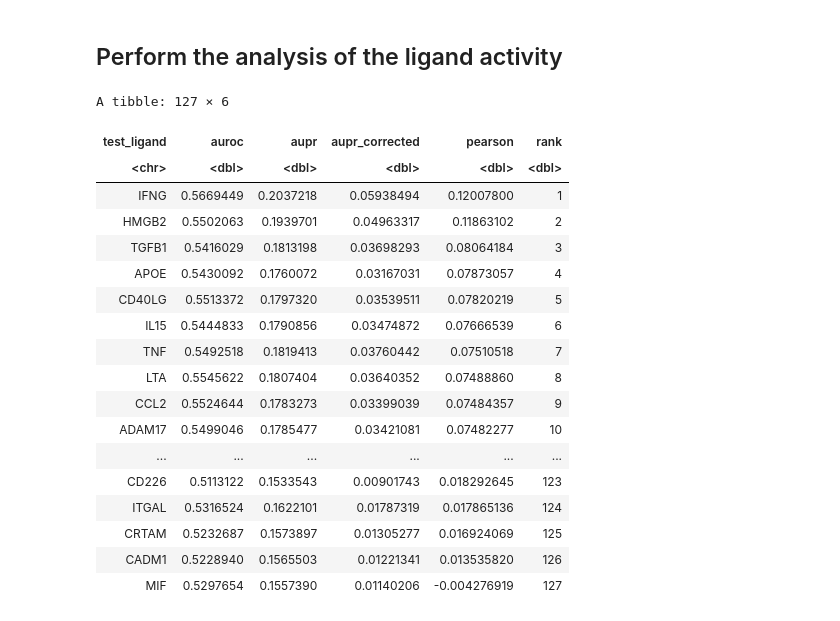
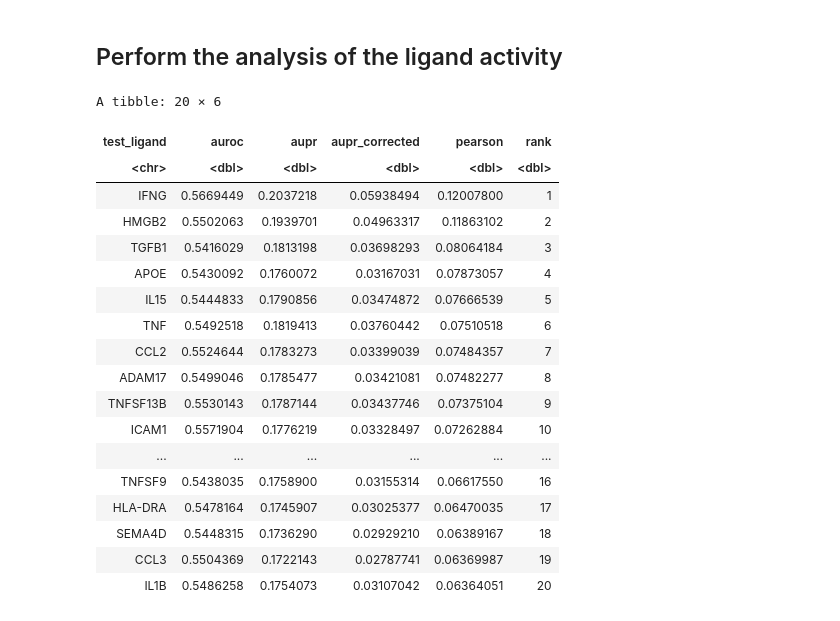
Before and after one commit to meg-bit/immune-cells-TIME-single-cell-anti-PD-1, a Jupyter notebook: test_nichenet.ipynb, the cells around one changed output. Cells and saved outputs as stored; diff of their text form; code cells hidden in the pictures.

```diff
--- a/test_nichenet.ipynb
+++ b/test_nichenet.ipynb
@@ -315,25 +264,26 @@ ligand_activities = predict_ligand_activities(
 ligand_activities = ligand_activities %>%
     arrange(-pearson) %>%
     mutate(rank = rank(desc(pearson)))
-head(ligand_activities)
-# %% [output]
-A tibble: 127 × 6
-| test_ligand | auroc | aupr | aupr_corrected | pearson | rank |
-| <chr> | <dbl> | <dbl> | <dbl> | <dbl> | <dbl> |
-| IFNG | 0.5669449 | 0.2037218 | 0.05938494 | 0.12007800 | 1 |
-| HMGB2 | 0.5502063 | 0.1939701 | 0.04963317 | 0.11863102 | 2 |
-| TGFB1 | 0.5416029 | 0.1813198 | 0.03698293 | 0.08064184 | 3 |
-| APOE | 0.5430092 | 0.1760072 | 0.03167031 | 0.07873057 | 4 |
-| CD40LG | 0.5513372 | 0.1797320 | 0.03539511 | 0.07820219 | 5 |
-| IL15 | 0.5444833 | 0.1790856 | 0.03474872 | 0.07666539 | 6 |
-| TNF | 0.5492518 | 0.1819413 | 0.03760442 | 0.07510518 | 7 |
-| LTA | 0.5545622 | 0.1807404 | 0.03640352 | 0.07488860 | 8 |
-| CCL2 | 0.5524644 | 0.1783273 | 0.03399039 | 0.07484357 | 9 |
-| ADAM17 | 0.5499046 | 0.1785477 | 0.03421081 | 0.07482277 | 10 |
-| ... | ... | ... | ... | ... | ... |
-| CD226 | 0.5113122 | 0.1533543 | 0.00901743 | 0.018292645 | 123 |
-| ITGAL | 0.5316524 | 0.1622101 | 0.01787319 | 0.017865136 | 124 |
-| CRTAM | 0.5232687 | 0.1573897 | 0.01305277 | 0.016924069 | 125 |
-| CADM1 | 0.5228940 | 0.1565503 | 0.01221341 | 0.013535820 | 126 |
-| MIF | 0.5297654 | 0.1557390 | 0.01140206 | -0.004276919 | 127 |
+# %%
+head(ligand_activities, 20)
+# %% [output]
+A tibble: 20 × 6
+| test_ligand | auroc | aupr | aupr_corrected | pearson | rank |
+| <chr> | <dbl> | <dbl> | <dbl> | <dbl> | <dbl> |
+| IFNG | 0.5669449 | 0.2037218 | 0.05938494 | 0.12007800 | 1 |
+| HMGB2 | 0.5502063 | 0.1939701 | 0.04963317 | 0.11863102 | 2 |
+| TGFB1 | 0.5416029 | 0.1813198 | 0.03698293 | 0.08064184 | 3 |
+| APOE | 0.5430092 | 0.1760072 | 0.03167031 | 0.07873057 | 4 |
+| IL15 | 0.5444833 | 0.1790856 | 0.03474872 | 0.07666539 | 5 |
+| TNF | 0.5492518 | 0.1819413 | 0.03760442 | 0.07510518 | 6 |
+| CCL2 | 0.5524644 | 0.1783273 | 0.03399039 | 0.07484357 | 7 |
+| ADAM17 | 0.5499046 | 0.1785477 | 0.03421081 | 0.07482277 | 8 |
+| TNFSF13B | 0.5530143 | 0.1787144 | 0.03437746 | 0.07375104 | 9 |
+| ICAM1 | 0.5571904 | 0.1776219 | 0.03328497 | 0.07262884 | 10 |
+| ... | ... | ... | ... | ... | ... |
+| TNFSF9 | 0.5438035 | 0.1758900 | 0.03155314 | 0.06617550 | 16 |
+| HLA-DRA | 0.5478164 | 0.1745907 | 0.03025377 | 0.06470035 | 17 |
+| SEMA4D | 0.5448315 | 0.1736290 | 0.02929210 | 0.06389167 | 18 |
+| CCL3 | 0.5504369 | 0.1722143 | 0.02787741 | 0.06369987 | 19 |
+| IL1B | 0.5486258 | 0.1754073 | 0.03107042 | 0.06364051 | 20 |
 # %%
```
Also changed, not shown: parts of 30 cells of this notebook.
